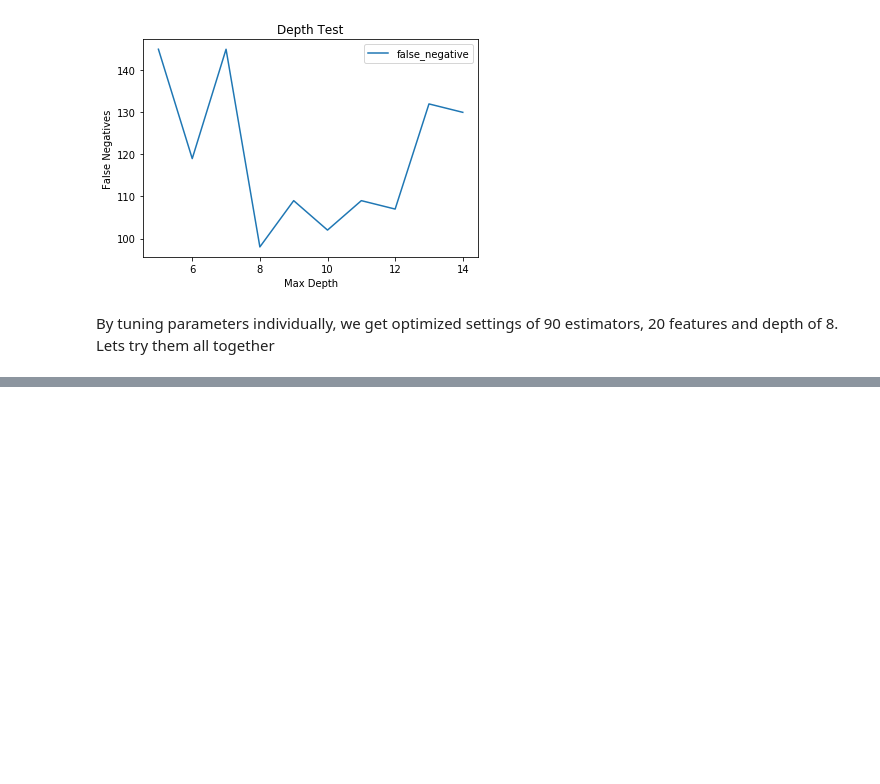
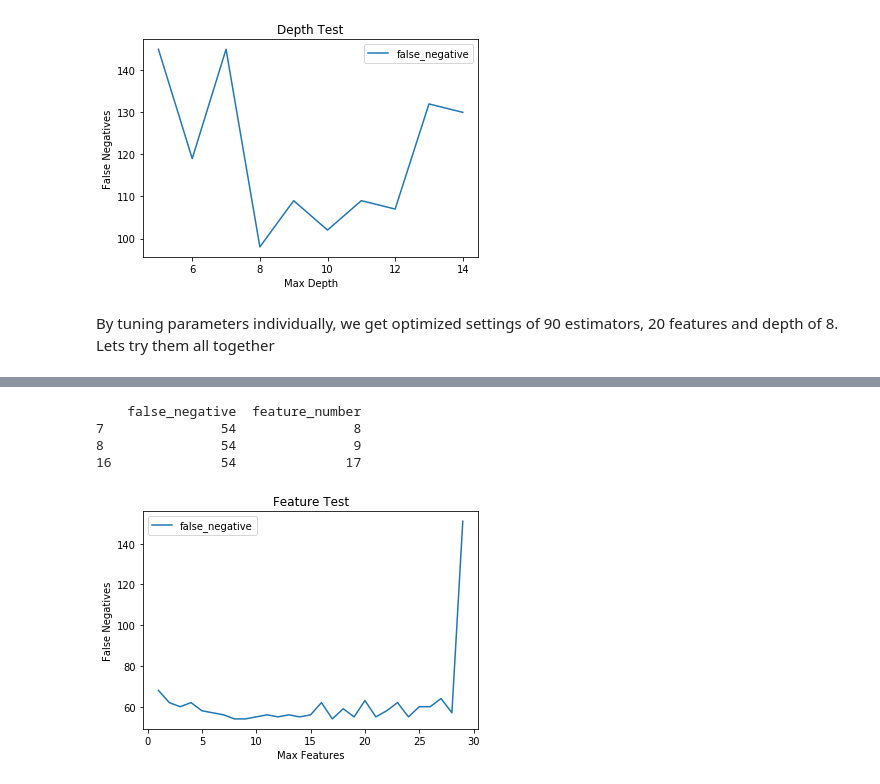
Before and after one commit to mbeckmanssf/Thinkful, a Jupyter notebook: Unit-3/6.1-CreditCardFraud.ipynb, the cells around one changed output, grey strips where cells are left out. Drawn from its saved outputs; the diff is of its cells as text; code cells hidden in the pictures; blank space fills up the shorter version.

```diff
--- a/Unit-3/6.1-CreditCardFraud.ipynb
+++ b/Unit-3/6.1-CreditCardFraud.ipynb
@@ -280,0 +466,37 @@ print('False Negatives: ', matrix[1][0])
+# %%
+#Test max_features to minimize false negatives
+
+tune_results = pd.DataFrame()
+
+def forest_feature_fit(feature):
+    rfc = ensemble.RandomForestClassifier(
+        n_estimators=250, max_features=feature
+    )
+
+    y_pred = cross_val_predict(rfc,X_down,Y_down,cv=3)
+    matrix = confusion_matrix(Y_down,y_pred)
+
+    data = pd.DataFrame({"feature_number": [feature], "false_negative": [matrix[1][0]]})
+    return data
+
+appended_data = []
+test_range = np.arange(1, 30, 1)
+for i in test_range:
+    result = forest_feature_fit(i)
+    appended_data.append(result)
+tune_results = pd.concat(appended_data, ignore_index=True)
+
+print(tune_results.loc[tune_results['false_negative'] == tune_results['false_negative'].min()])
+
+plt.plot(tune_results['feature_number'], tune_results['false_negative'])
+plt.xlabel('Max Features')
+plt.ylabel('False Negatives')
+plt.legend(loc='best')
+plt.title('Feature Test')
+plt.show()
+# %% [output]
+    false_negative  feature_number
+7               54               8
+8               54               9
+16              54              17
+[figure, added]
```
Also changed, not shown: parts of 35 cells of this notebook.
